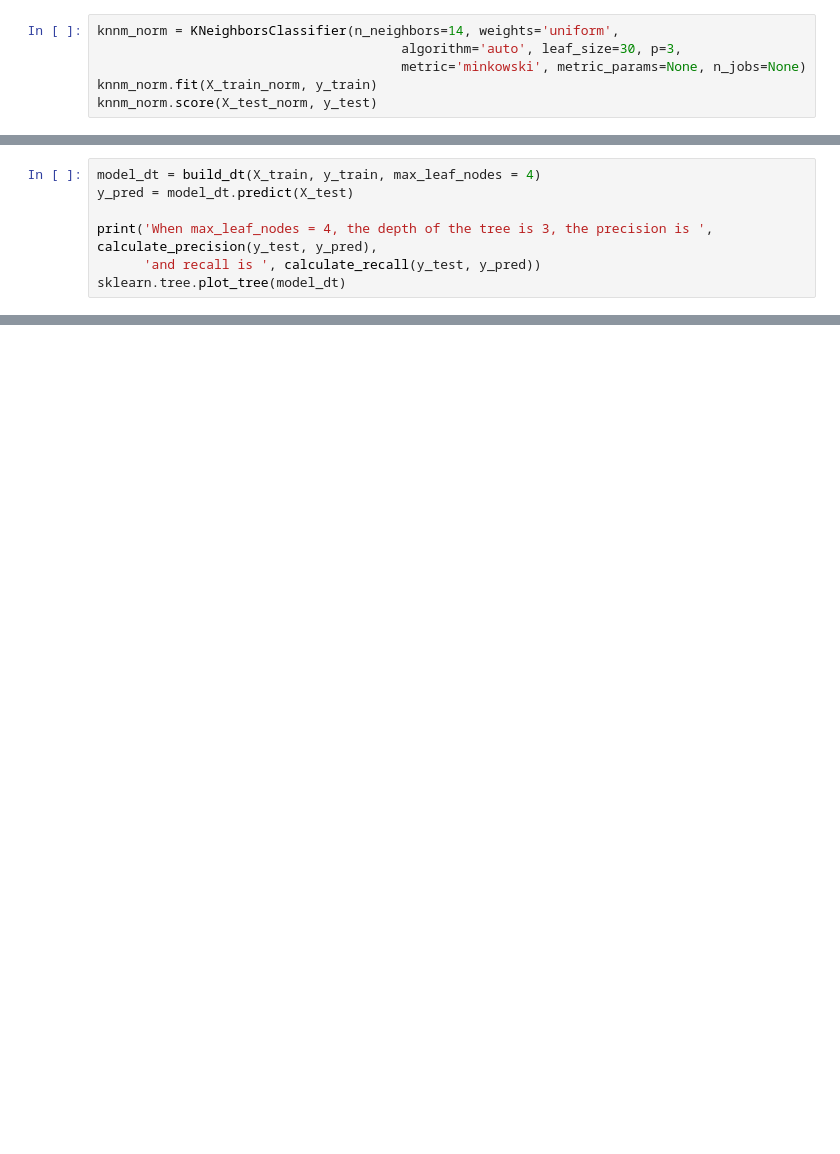
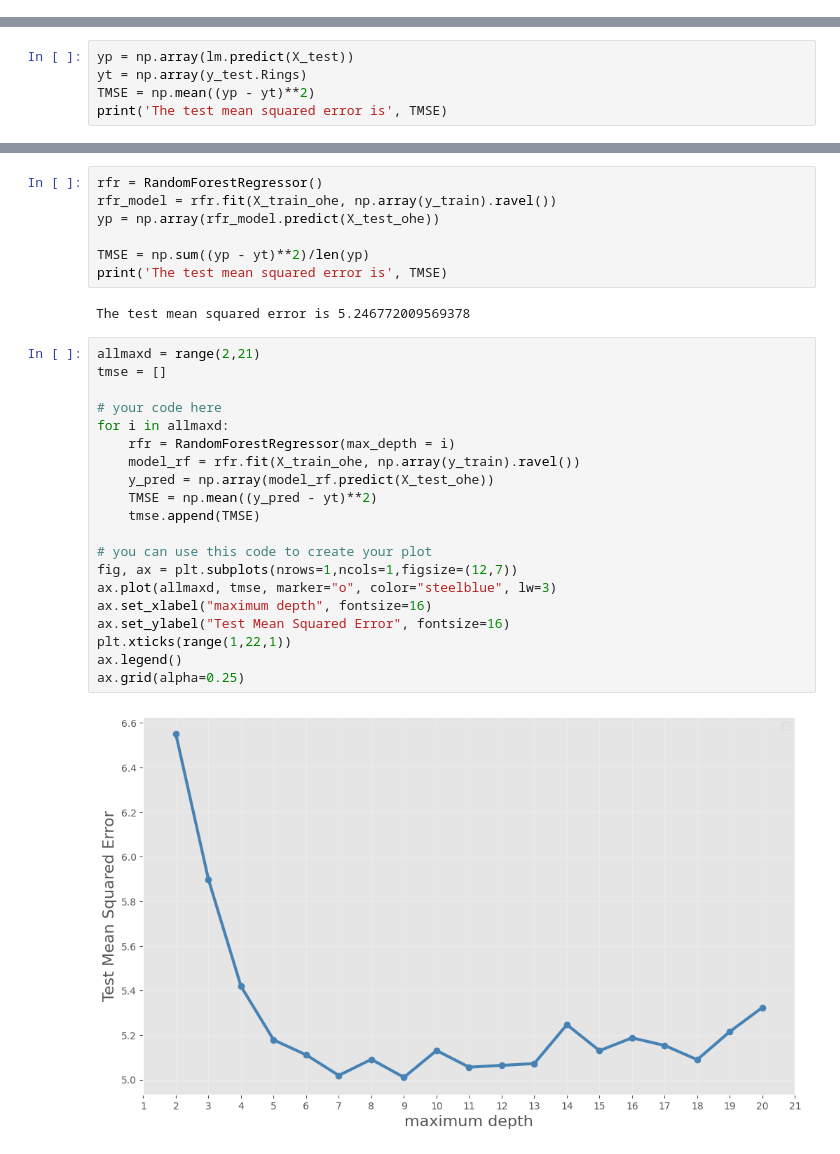
Before and after one commit to MathDrE/Supervised_Final_Project, a Jupyter notebook: Final_Project.ipynb, the cells around one changed output, grey strips where cells are left out. Cells and saved outputs as stored; diff of their text form; blank space fills up the shorter version.

```diff
--- a/Final_Project.ipynb
+++ b/Final_Project.ipynb
@@ -311,6 +143,0 @@ print(X_train_numeric.head())
-# %%
-knnm_norm = KNeighborsClassifier(n_neighbors=14, weights='uniform',
-                                       algorithm='auto', leaf_size=30, p=3,
-                                       metric='minkowski', metric_params=None, n_jobs=None)
-knnm_norm.fit(X_train_norm, y_train)
-knnm_norm.score(X_test_norm, y_test)
@@ -454,7 +143,0 @@ ax.grid(alpha=0.25)
-# %%
-model_dt = build_dt(X_train, y_train, max_leaf_nodes = 4)
-y_pred = model_dt.predict(X_test)
-
-print('When max_leaf_nodes = 4, the depth of the tree is 3, the precision is ', calculate_precision(y_test, y_pred),
-      'and recall is ', calculate_recall(y_test, y_pred))
-sklearn.tree.plot_tree(model_dt)
@@ -534,0 +238,5 @@ How do I feel about support vector machines for this data?  I honestly don't kno
+# %%
+yp = np.array(lm.predict(X_test))
+yt = np.array(y_test.Rings)
+TMSE = np.mean((yp - yt)**2)
+print('The test mean squared error is', TMSE)
@@ -534,0 +353,31 @@ How do I feel about support vector machines for this data?  I honestly don't kno
+# %%
+rfr = RandomForestRegressor()
+rfr_model = rfr.fit(X_train_ohe, np.array(y_train).ravel())
+yp = np.array(rfr_model.predict(X_test_ohe))
+
+TMSE = np.sum((yp - yt)**2)/len(yp)
+print('The test mean squared error is', TMSE)
+# %% [output]
+The test mean squared error is 5.246772009569378
+# %%
+allmaxd = range(2,21)
+tmse = []
+
+# your code here
+for i in allmaxd:
+    rfr = RandomForestRegressor(max_depth = i)
+    model_rf = rfr.fit(X_train_ohe, np.array(y_train).ravel())
+    y_pred = np.array(model_rf.predict(X_test_ohe))
+    TMSE = np.mean((y_pred - yt)**2)
+    tmse.append(TMSE)
+
+# you can use this code to create your plot
+fig, ax = plt.subplots(nrows=1,ncols=1,figsize=(12,7))
+ax.plot(allmaxd, tmse, marker="o", color="steelblue", lw=3)
+ax.set_xlabel("maximum depth", fontsize=16)
+ax.set_ylabel("Test Mean Squared Error", fontsize=16)
+plt.xticks(range(1,22,1))
+ax.legend()
+ax.grid(alpha=0.25)
+# %% [output]
+[figure, added]
```
Also changed, not shown: parts of 86 cells of this notebook.
